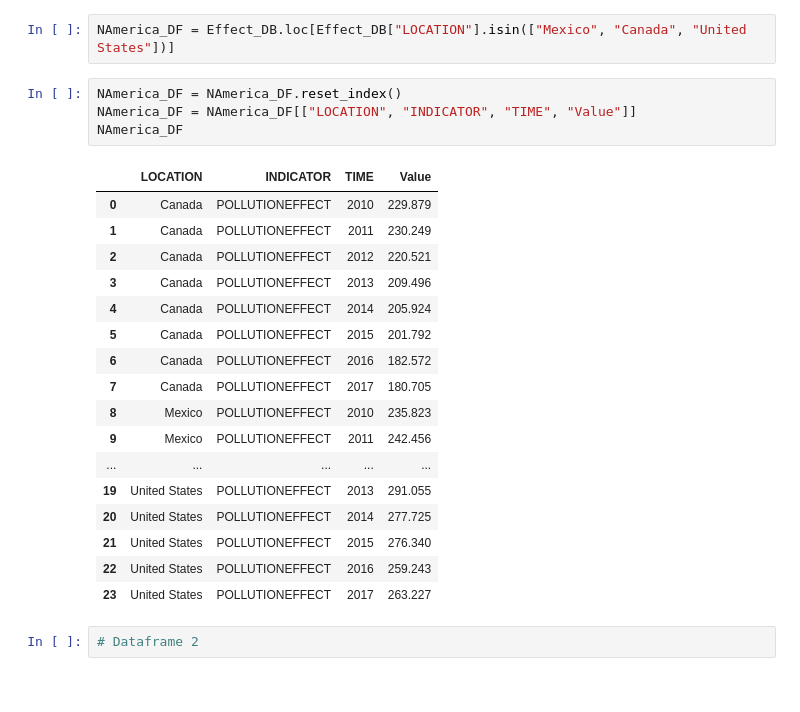
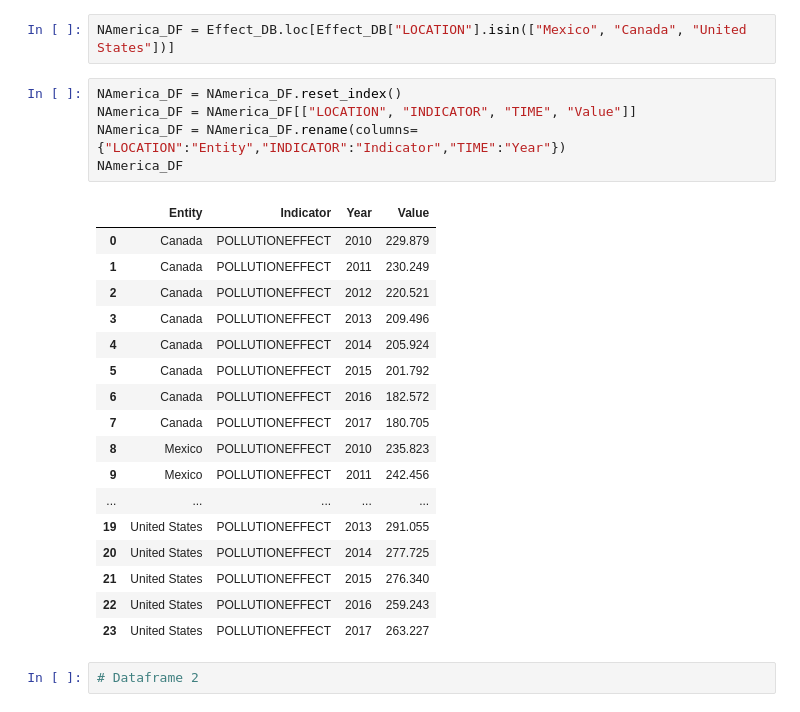
Before and after one commit to rjyobal/Omicrons_ETL, a Jupyter notebook: Data Extraction.ipynb, the cells around one changed output. Saved outputs shown, nothing was run; the diff lists cells and outputs as text.

```diff
--- a/Data Extraction.ipynb
+++ b/Data Extraction.ipynb
@@ -38,9 +38,10 @@ NAmerica_DF = Effect_DB.loc[Effect_DB["LOCATION"].isin(["Mexico", "Canada", "Uni
 # %%
 NAmerica_DF = NAmerica_DF.reset_index()
 NAmerica_DF = NAmerica_DF[["LOCATION", "INDICATOR", "TIME", "Value"]]
+NAmerica_DF = NAmerica_DF.rename(columns={"LOCATION":"Entity","INDICATOR":"Indicator","TIME":"Year"})
 NAmerica_DF
 # %% [output]
-|  | LOCATION | INDICATOR | TIME | Value |
+|  | Entity | Indicator | Year | Value |
 | 0 | Canada | POLLUTIONEFFECT | 2010 | 229.879 |
 | 1 | Canada | POLLUTIONEFFECT | 2011 | 230.249 |
 | 2 | Canada | POLLUTIONEFFECT | 2012 | 220.521 |
```
Also changed, not shown: parts of 3 cells of this notebook.
